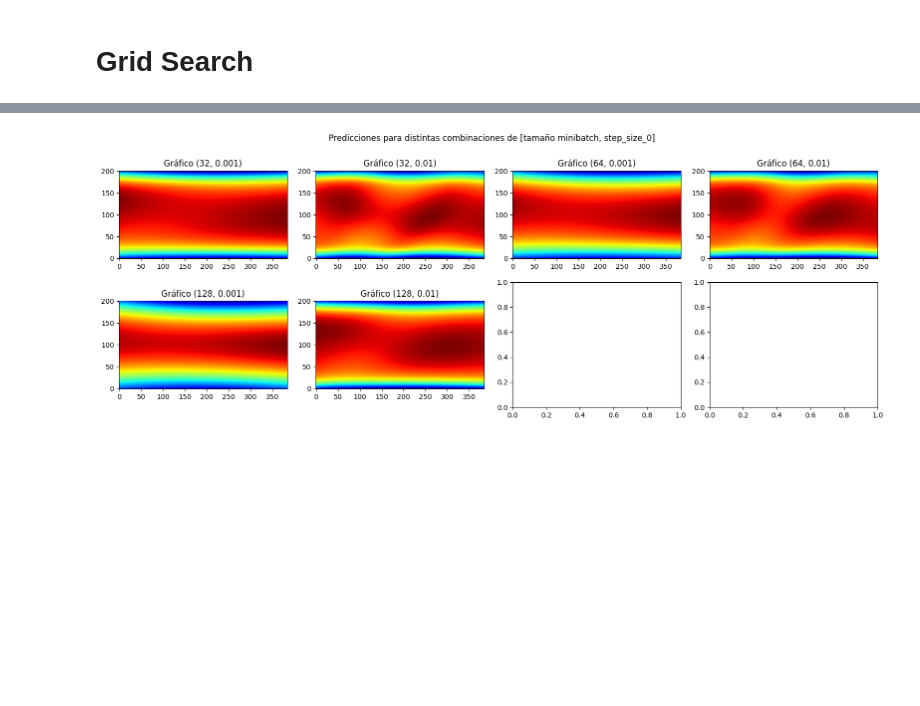
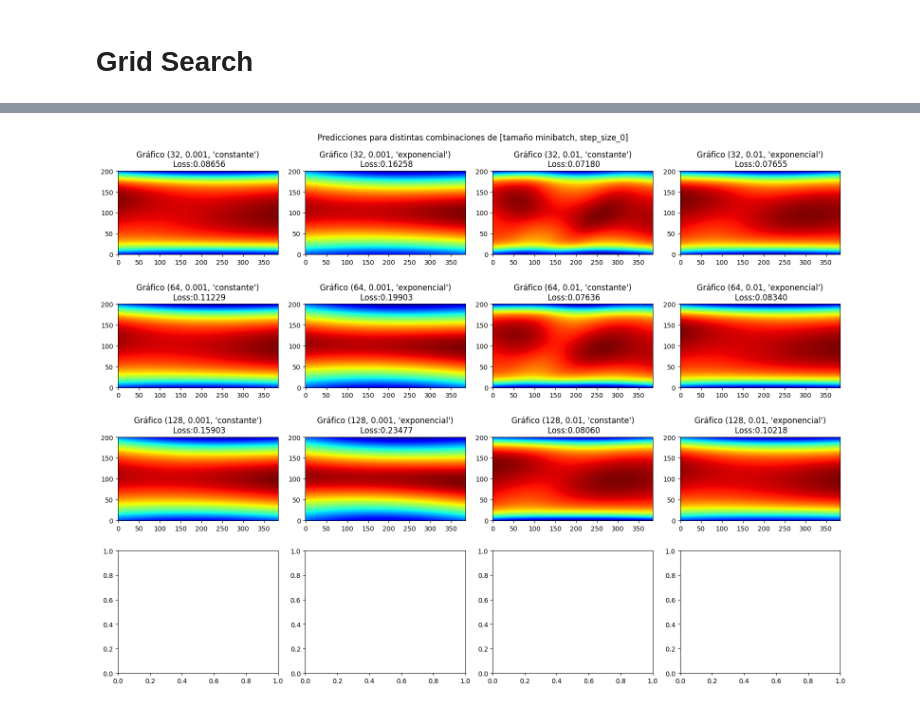
Before and after one commit to vms10/tp_optimizacion, a Jupyter notebook: SGD.ipynb, the cells around one changed output, grey strips where cells are left out. Saved outputs shown, nothing was run; the diff lists cells and outputs as text; code cells hidden in the pictures; blank space fills up the shorter version.

Commit message:
con exponencial

```diff
--- a/SGD.ipynb
+++ b/SGD.ipynb
@@ -58,4 +58,4 @@ def const_scheduler(step_size, epoch):
     return step_size
 # %%
-def exp_scheduler(step_size, epoch):
-    return
+def exp_scheduler(step_size, epoch, step_size_0=0.001, r=100):
+    return step_size_0 * 10**(-epoch / r)
@@ -71,6 +69,7 @@ def entrenar_red(configuracion):
 	epochs_a_registrar = configuracion['epochs_a_registrar']
 	update = configuracion['update']
 	step_size_0 = configuracion['step_size_0']
+	r = configuracion['r']
 	scheduler = configuracion['scheduler']
 
 	#Early stopping
@@ -100,7 +99,7 @@ def entrenar_red(configuracion):
 
 	for epoch in range(num_epochs):
 		# Generar los batches y realizar el entrenamiento del epoch.
-		step_size = scheduler(step_size, epoch)
+		step_size = scheduler(step_size, epoch, step_size_0, r)
 
 		idxs = random.permutation(random.key(0), xx.shape[0])
 		for xi, yi in get_batches(xx[idxs], ff[idxs], bs=batch_size):
@@ -353,13 +351,19 @@ plot_hessian(resultados_modelo['log_hessian'])
 <font color="orange"> TODO: Espectro de Fourier
 # %% [markdown]
 # Grid Search
+# %%
+dict_schedulers = {
+    'constante' : const_scheduler,
+    'exponencial' : exp_scheduler
+}
 # %%
 ############## Valores a probar ###################
 mbatch_size = [32, 64, 128]
 step_size_0 = [0.001, 0.01]
+scheduler = ['constante', 'exponencial']
 ###################################################
 
-listas = [mbatch_size, step_size_0]
+listas = [mbatch_size, step_size_0, scheduler]
 combinaciones = product(*listas)
 
 #Otros hiperparámetros fijos
@@ -369,7 +373,7 @@ tol_loss = 1e-5
 epochs_a_registrar = np.linspace(0, num_epochs, cant_epochs_a_registrar, dtype=int)
 epochs_a_registrar[-1] -= 1
 update = update_sgd
-scheduler = const_scheduler
+r = num_epochs / 2
 
 configuracion = { #Configuracion base a partir de la que se crean las combinaciones
 	'num_epochs': num_epochs,
@@ -379,6 +383,7 @@ configuracion = { #Configuracion base a partir de la que se crean las combinacio
 	'epochs_a_registrar': epochs_a_registrar,
 	'update' : update,
 	'step_size_0': 0.001,
+    'r' : r,
 	'scheduler': scheduler
 }
 
@@ -388,6 +393,7 @@ for combinacion in combinaciones:
     #Esto hay que modificarlo si se quiere probar con otros hiperparámetros ###
     configuracion['batch_size'] = combinacion[0]
     configuracion['step_size_0'] = combinacion[1]
+    configuracion['scheduler'] = dict_schedulers[ combinacion[2] ]
     ####
 
     print(f"\nSe prueba con {combinacion}...")
@@ -420,29 +426,29 @@ Epoch 24, Loss: 0.08059553056955338
 # %%
 # Parámetros de la grilla
 n, m = len(log_combinaciones)//4+1, 4
 total = n * m
 
 fig, axes = plt.subplots(n, m, figsize=(4*m, 3*n))  # tamaño ajustable
 fig.suptitle("Predicciones para distintas combinaciones de [tamaño minibatch, step_size_0]")
 
 # Iterar por cada subplot
 for i in range(len(log_combinaciones)):
     combinacion = log_combinaciones[i]
 
     row = i // m
     col = i % m
     ax = axes[row, col]
 
     result = batched_predict(combinacion[2], xx)
 
     ax.imshow(result.reshape((nx, ny)).T, origin='lower', cmap='jet')
-    ax.set_title(f'Gráfico {combinacion[0]}')
+    ax.set_title(f'Gráfico {combinacion[0]}\n Loss:{combinacion[1]:.5f}')
 
 # Si sobran gráficos y algunos axes no los usaste, puedes ocultarlos:
 for j in range(total, n*m):
     fig.delaxes(axes.flatten()[j])
 
 plt.tight_layout()
 plt.show()
 # %% [output]
-[figure, old version]
+[figure, new version]
```
Also changed, not shown: parts of 5 cells of this notebook.
